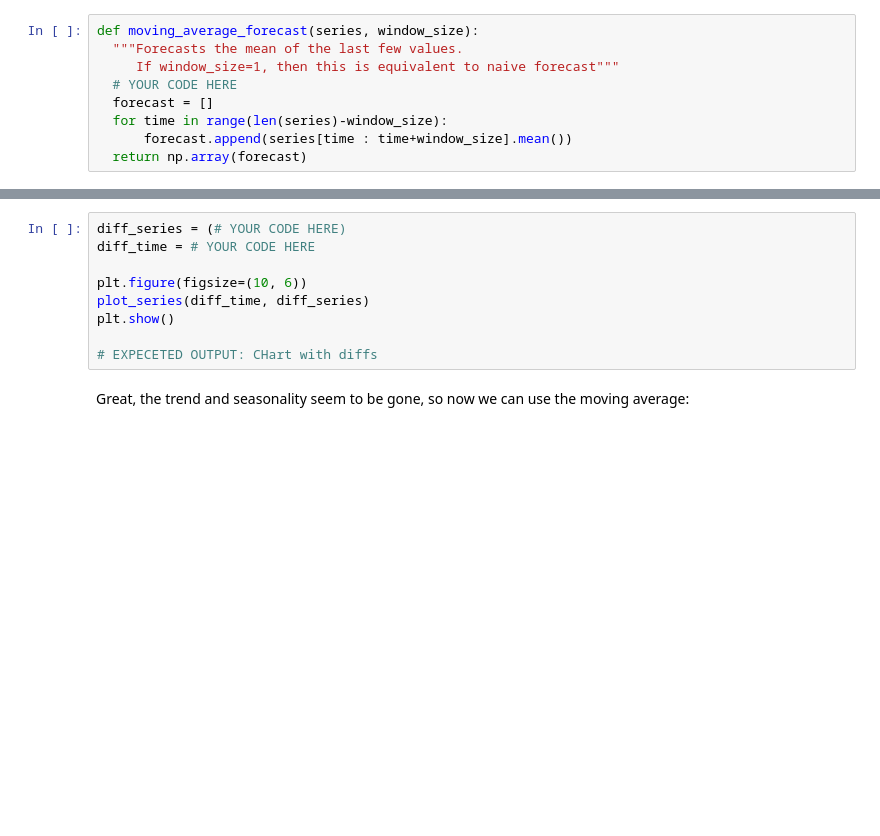
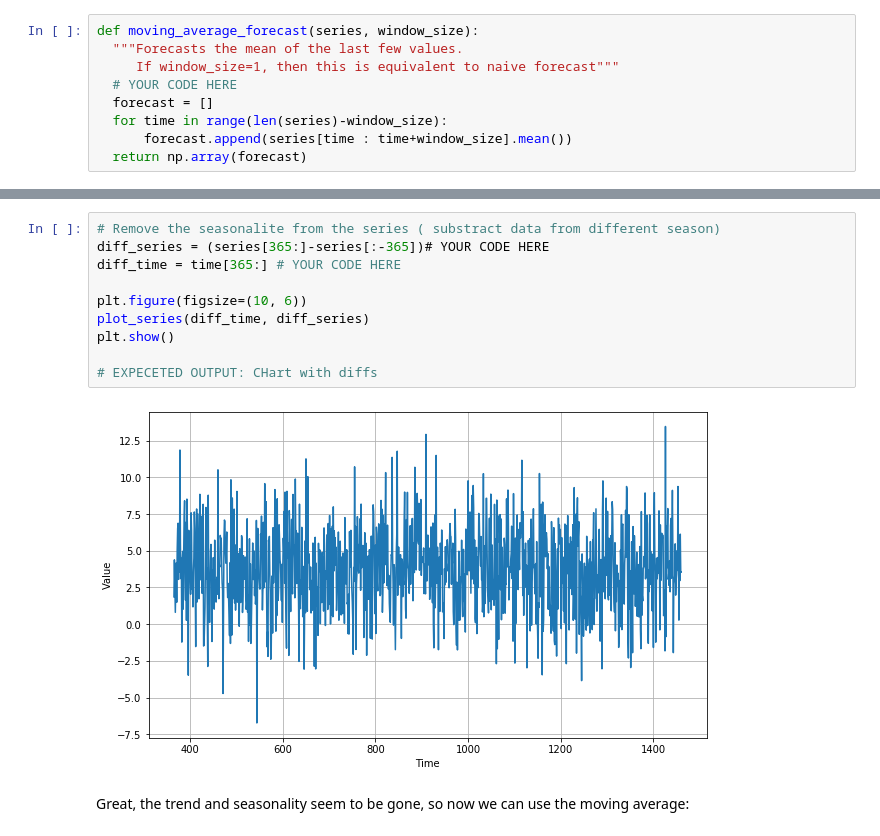
Before and after one commit to sergejhorvat/TensorFlow-in-Practice---Coursera, a Jupyter notebook: Sequences, Time Series and Prediction/Week 1 Exercise Question.ipynb, the cells around one changed output, grey strips where cells are left out. Drawn from its saved outputs; the diff is of its cells as text; blank space fills up the shorter version.

```diff
--- a/Sequences, Time Series and Prediction/Week 1 Exercise Question.ipynb
+++ b/Sequences, Time Series and Prediction/Week 1 Exercise Question.ipynb
@@ -174,12 +177,15 @@ print(# YOUR CODE HERE)
 # %%
-diff_series = (# YOUR CODE HERE)
-diff_time = # YOUR CODE HERE
+# Remove the seasonalite from the series ( substract data from different season)
+diff_series = (series[365:]-series[:-365])# YOUR CODE HERE
+diff_time = time[365:] # YOUR CODE HERE
 
 plt.figure(figsize=(10, 6))
 plot_series(diff_time, diff_series)
 plt.show()
 
 # EXPECETED OUTPUT: CHart with diffs
+# %% [output]
+[figure, added]
 # %% [markdown]
 Great, the trend and seasonality seem to be gone, so now we can use the moving average:
 # %%
```
Also changed, not shown: parts of 3 cells of this notebook.
